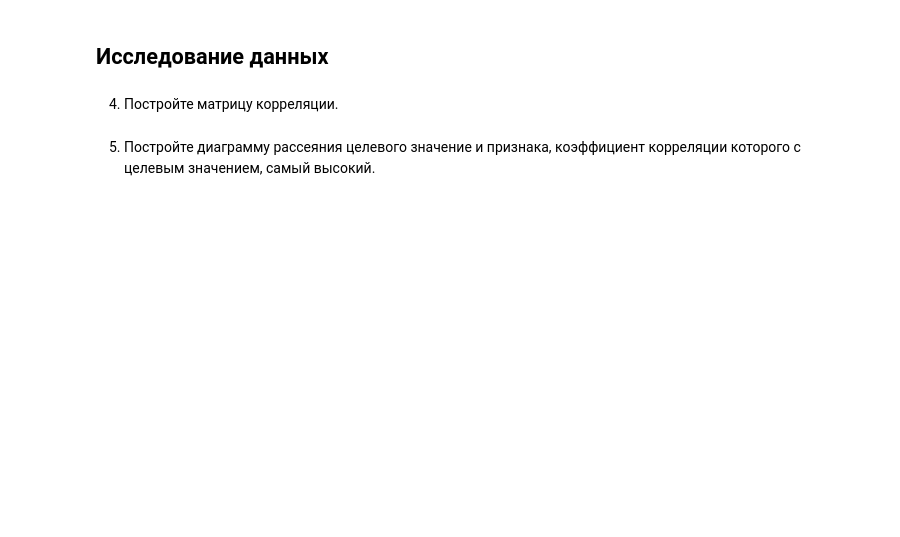
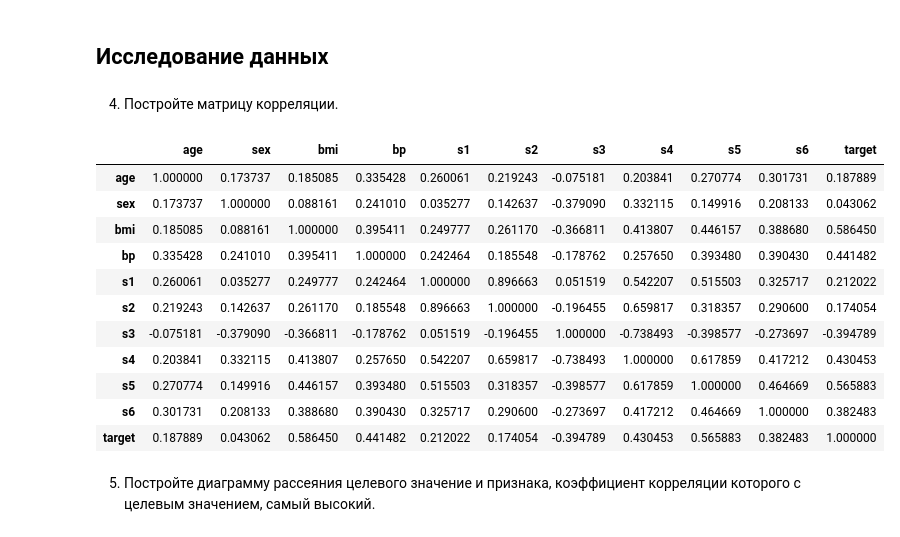
Before and after one commit to zaic-bsu/dap-2024, a Jupyter notebook: les06/lab.ipynb, the cells around one changed output. Cells and saved outputs as stored; diff of their text form; code cells hidden in the pictures; blank space fills up the shorter version.

```diff
--- a/les06/lab.ipynb
+++ b/les06/lab.ipynb
@@ -31,0 +52,4 @@ diabetes = datasets.load_diabetes()
+# %%
+diabetes_df = pd.DataFrame(diabetes.data, columns=diabetes.feature_names)
+diabetes_df['target'] = diabetes.target
+print(diabetes_df.head(5))
@@ -42,2 +99,17 @@ diabetes = datasets.load_diabetes()
+# %%
+diabetes_df.corr()
+# %% [output]
+|  | age | sex | bmi | bp | s1 | s2 | s3 | s4 | s5 | s6 | target |
+| age | 1.000000 | 0.173737 | 0.185085 | 0.335428 | 0.260061 | 0.219243 | -0.075181 | 0.203841 | 0.270774 | 0.301731 | 0.187889 |
+| sex | 0.173737 | 1.000000 | 0.088161 | 0.241010 | 0.035277 | 0.142637 | -0.379090 | 0.332115 | 0.149916 | 0.208133 | 0.043062 |
+| bmi | 0.185085 | 0.088161 | 1.000000 | 0.395411 | 0.249777 | 0.261170 | -0.366811 | 0.413807 | 0.446157 | 0.388680 | 0.586450 |
+| bp | 0.335428 | 0.241010 | 0.395411 | 1.000000 | 0.242464 | 0.185548 | -0.178762 | 0.257650 | 0.393480 | 0.390430 | 0.441482 |
+| s1 | 0.260061 | 0.035277 | 0.249777 | 0.242464 | 1.000000 | 0.896663 | 0.051519 | 0.542207 | 0.515503 | 0.325717 | 0.212022 |
+| s2 | 0.219243 | 0.142637 | 0.261170 | 0.185548 | 0.896663 | 1.000000 | -0.196455 | 0.659817 | 0.318357 | 0.290600 | 0.174054 |
+| s3 | -0.075181 | -0.379090 | -0.366811 | -0.178762 | 0.051519 | -0.196455 | 1.000000 | -0.738493 | -0.398577 | -0.273697 | -0.394789 |
+| s4 | 0.203841 | 0.332115 | 0.413807 | 0.257650 | 0.542207 | 0.659817 | -0.738493 | 1.000000 | 0.617859 | 0.417212 | 0.430453 |
+| s5 | 0.270774 | 0.149916 | 0.446157 | 0.393480 | 0.515503 | 0.318357 | -0.398577 | 0.617859 | 1.000000 | 0.464669 | 0.565883 |
+| s6 | 0.301731 | 0.208133 | 0.388680 | 0.390430 | 0.325717 | 0.290600 | -0.273697 | 0.417212 | 0.464669 | 1.000000 | 0.382483 |
+| target | 0.187889 | 0.043062 | 0.586450 | 0.441482 | 0.212022 | 0.174054 | -0.394789 | 0.430453 | 0.565883 | 0.382483 | 1.000000 |
 # %% [markdown]
 5. Постройте диаграмму рассеяния целевого значение и признака, коэффициент корреляции которого с  целевым значением, самый высокий.
```
Also changed, not shown: parts of 20 cells of this notebook.
